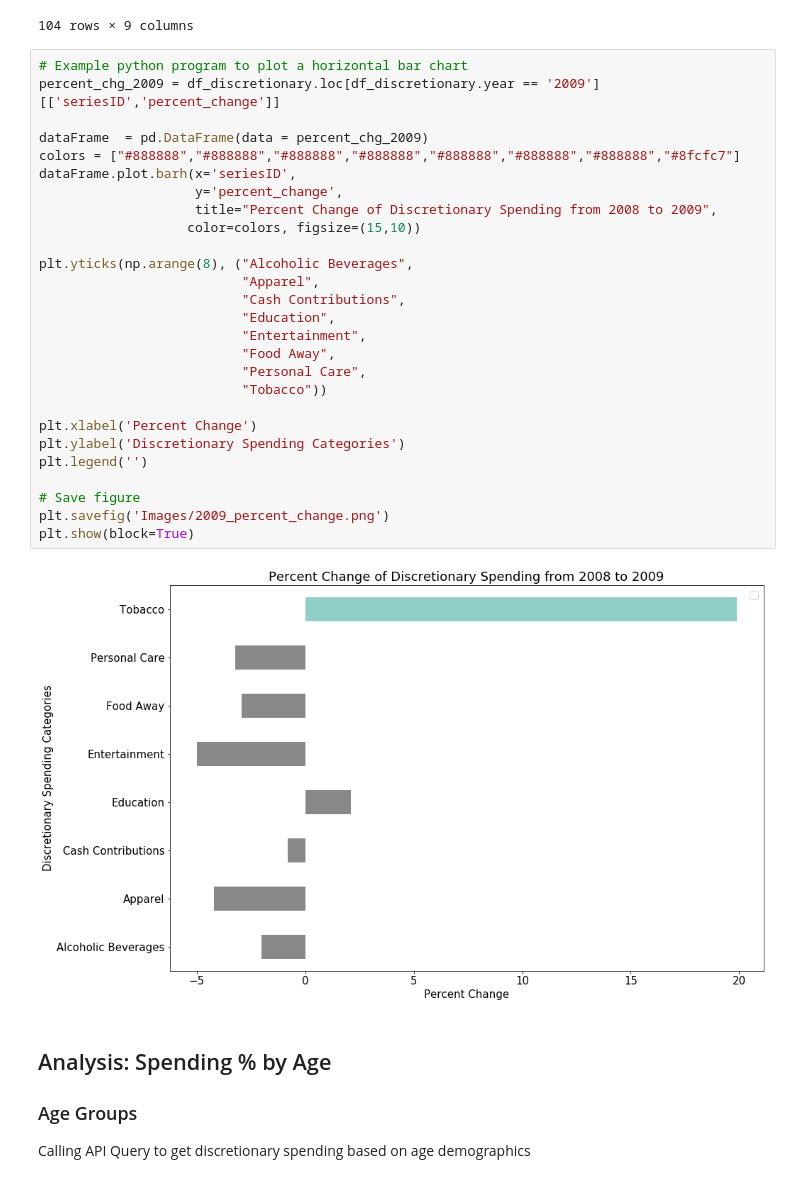
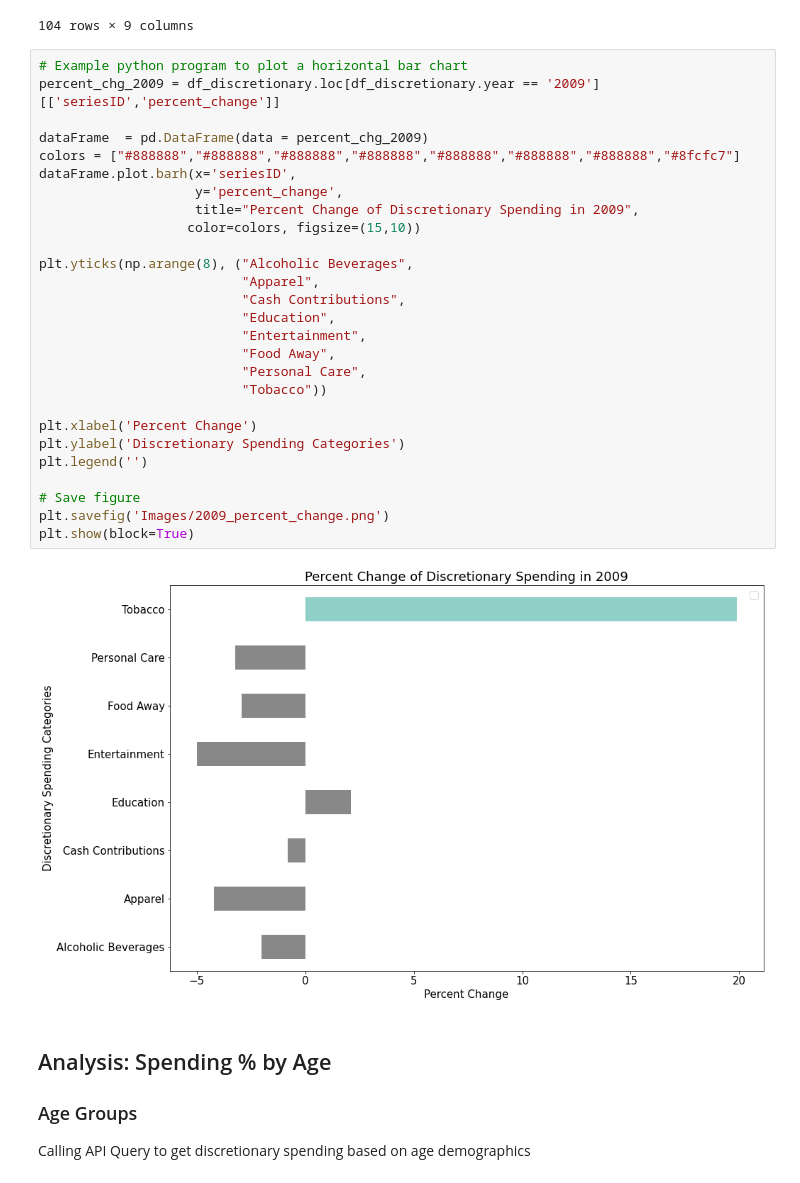
Before and after one commit to joshcoronel/discretionary-spending, a Jupyter notebook: Project_1_main.ipynb, the cells around one changed output. Cells and saved outputs as stored; diff of their text form.

```diff
--- a/Project_1_main.ipynb
+++ b/Project_1_main.ipynb
@@ -234,32 +234,32 @@ df_discretionary
 # %%
 # Example python program to plot a horizontal bar chart
 percent_chg_2009 = df_discretionary.loc[df_discretionary.year == '2009'][['seriesID','percent_change']]
 
 dataFrame  = pd.DataFrame(data = percent_chg_2009)
 colors = ["#888888","#888888","#888888","#888888","#888888","#888888","#888888","#8fcfc7"]
 dataFrame.plot.barh(x='seriesID',
                     y='percent_change',
-                    title="Percent Change of Discretionary Spending from 2008 to 2009",
+                    title="Percent Change of Discretionary Spending in 2009",
                    color=colors, figsize=(15,10))
 
 plt.yticks(np.arange(8), ("Alcoholic Beverages",
                           "Apparel",
                           "Cash Contributions",
                           "Education",
                           "Entertainment",
                           "Food Away",
                           "Personal Care",
                           "Tobacco"))
 
 plt.xlabel('Percent Change')
 plt.ylabel('Discretionary Spending Categories')
 plt.legend('')
 
 # Save figure
 plt.savefig('Images/2009_percent_change.png')
 plt.show(block=True)
 # %% [output]
-[figure, old version]
+[figure, new version]
 # %% [markdown]
 ## Analysis: Spending % by Age
 ### Age Groups
```
Also changed, not shown: parts of 9 cells of this notebook.
